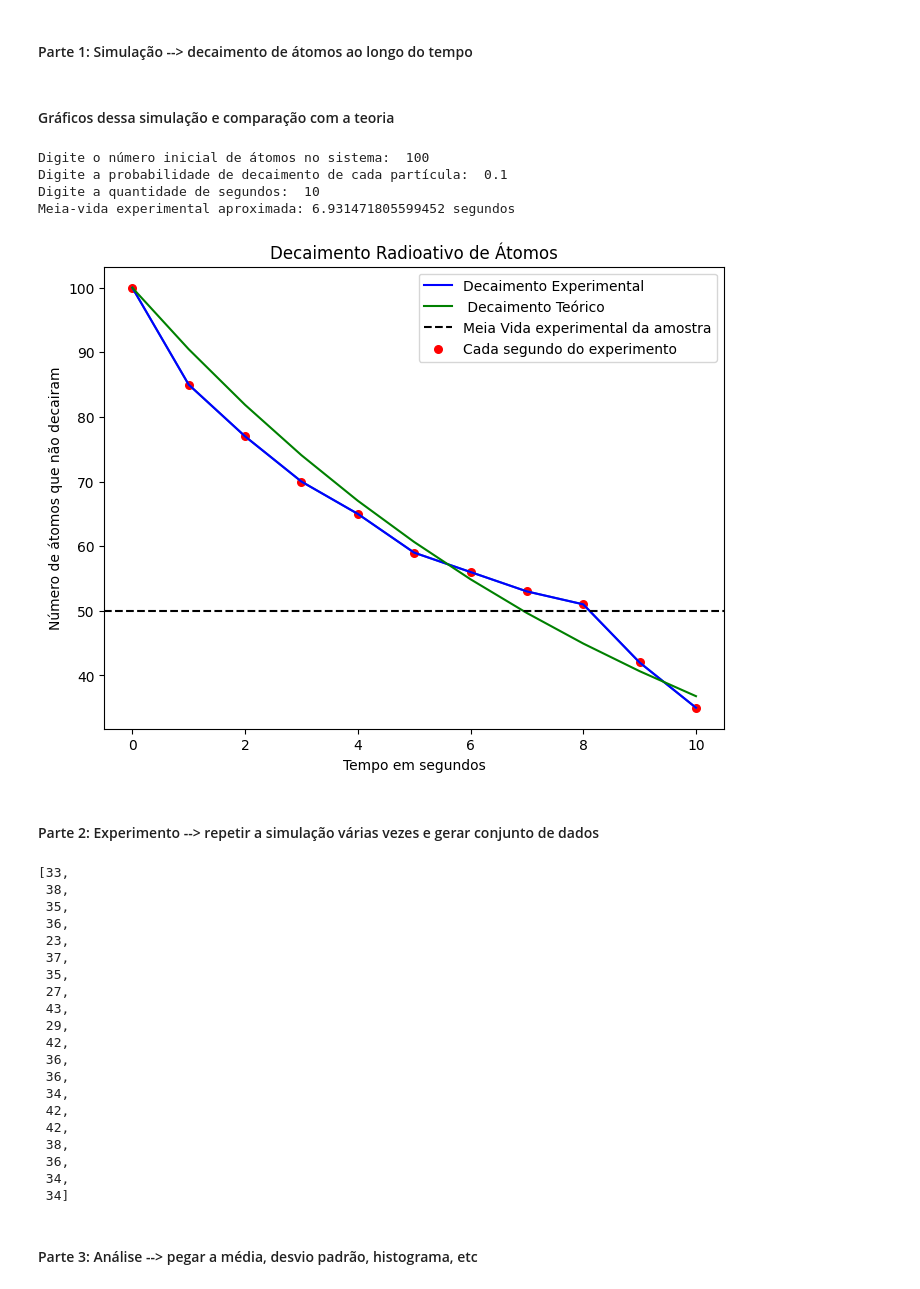
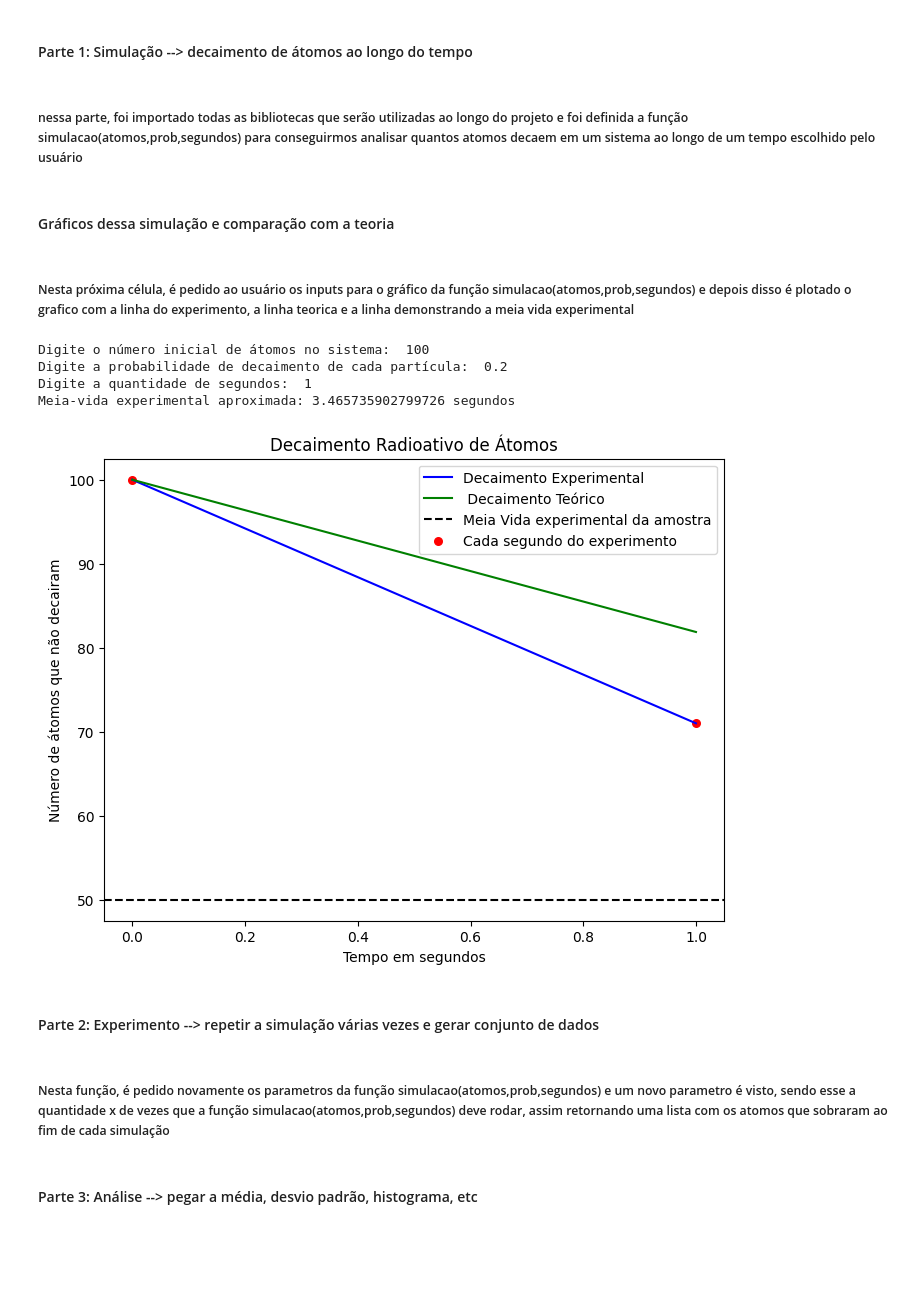
Before and after one commit to camilapangrassio/Simulacao_computacional_do_decaimento_de_atomos, a Jupyter notebook: main.ipynb, the cells around one changed output. Drawn from its saved outputs; the diff is of its cells as text; code cells hidden in the pictures; blank space fills up the shorter version.

Commit message:
Projeto completo com o relatório

```diff
--- a/main.ipynb
+++ b/main.ipynb
@@ -6,5 +27,7 @@
 # %% [markdown]
 #### Parte 1: Simulação --> decaimento de átomos ao longo do tempo
+# %% [markdown]
+##### nessa parte, foi importado todas as bibliotecas que serão utilizadas ao longo do projeto e foi definida a função simulacao(atomos,prob,segundos) para conseguirmos analisar quantos atomos decaem em um sistema ao longo de um tempo escolhido pelo usuário
 # %%
 import numpy as np
 import matplotlib.pyplot as plt
@@ -15,6 +38,18 @@ import tkinter as tk
 from tkinter import messagebox
 
 def simulacao(atomos,prob,segundos):
+    """
+    função principal que testa se cada atomo decai ou não usando a biblioteca random
+
+    Parâmetros:
+    atomos (int): numero de atomos que o sistema terá inicialmente
+    prob (float): a probabilidade a ser usada no sistema para o decaimento
+    segundos(int): quanto tempo o sistema sera observado
+
+    Retorna:
+    uma lista que mostra quantos atomos não decairam a cada segundo da simulação
+
+    """
     if prob < 0 or prob > 1:
         return "ERRO! A probabilidade deve estar entre 0 e 1"
 
@@ -33,45 +68,48 @@ def simulacao(atomos,prob,segundos):
     return resultado # a lista mostra quantos atomos não decairam a cada passo, e sempre é aleatório
 # %% [markdown]
 #### Gráficos dessa simulação e comparação com a teoria
+# %% [markdown]
+##### Nesta próxima célula, é pedido ao usuário os inputs para o gráfico da função simulacao(atomos,prob,segundos) e depois disso é plotado o grafico com a linha do experimento, a linha teorica e a linha demonstrando a meia vida experimental
 # %%
 atomos = int(input("Digite o número inicial de átomos no sistema: "))
 prob = float(input("Digite a probabilidade de decaimento de cada partícula: "))
 segundos = int(input("Digite a quantidade de segundos: "))
 # inputs para o usuario colocar e ser aplicado na função anterior
 
 dados = simulacao(atomos, prob, segundos)
 
 plt.figure(figsize=(8,6)) # tamanho do grafico
-plt.plot(dados)
 plt.title("Decaimento Radioativo de Átomos") # titulo do grafico
 plt.xlabel("Tempo em segundos") # eixo x do grafico
 plt.ylabel("Número de átomos que não decairam") # eixo y do grafico
 
 plt.plot(dados, label="Decaimento Experimental", color='blue') # cor da linha do grafico
 plt.legend(loc='upper right') #legenda
 
 t = np.arange(len(dados))
 teorico = dados[0] * np.exp(-(prob) * t) #formula de decaimento na teoria
 plt.plot(teorico, label=" Decaimento Teórico", color = "green")
 plt.legend(loc='upper right')
 
 plt.axhline(dados[0]/2, color='black', # linha que mostra a meia vida da amostra
             linestyle='--', label='Meia Vida experimental da amostra')
 meia_vida = np.log(2) / prob
 print("Meia-vida experimental aproximada:", meia_vida, "segundos")
 
 plt.scatter(range(len(dados)), dados, label="Cada segundo do experimento", color='red', s=30)
 # pontos que reforçam cada segundo
 plt.legend(loc='upper right')
 
 plt.show()
 # %% [output]
 Digite o número inicial de átomos no sistema:  100
-Digite a probabilidade de decaimento de cada partícula:  0.1
-Digite a quantidade de segundos:  10
-Meia-vida experimental aproximada: 6.931471805599452 segundos
+Digite a probabilidade de decaimento de cada partícula:  0.2
+Digite a quantidade de segundos:  1
+Meia-vida experimental aproximada: 3.465735902799726 segundos
-[figure, old version]
+[figure, new version]
 # %% [markdown]
 #### Parte 2: Experimento --> repetir a simulação várias vezes e gerar conjunto de dados
+# %% [markdown]
+##### Nesta função, é pedido novamente os parametros da função simulacao(atomos,prob,segundos) e um novo parametro é visto, sendo esse a quantidade x de vezes que a função simulacao(atomos,prob,segundos) deve rodar, assim retornando uma lista com os atomos que sobraram ao fim de cada simulação
 # %%
 def varias_simulacoes(qtd, atomos, prob, segundos):
@@ -84,28 +136,5 @@ def varias_simulacoes(qtd, atomos, prob, segundos):
 
     return resultados_finais
 # aqui tem todos os atomos sobrando nas condições estabelecidas ao fim de cada programa
-# %%
-varias_simulacoes(20,100,0.1,10)
-# %% [output]
-[33,
- 38,
- 35,
- 36,
- 23,
- 37,
- 35,
- 27,
- 43,
- 29,
- 42,
- 36,
- 36,
- 34,
- 42,
- 42,
- 38,
- 36,
- 34,
- 34]
 # %% [markdown]
 #### Parte 3: Análise --> pegar a média, desvio padrão, histograma, etc
```
Also changed, not shown: parts of 12 cells of this notebook.
